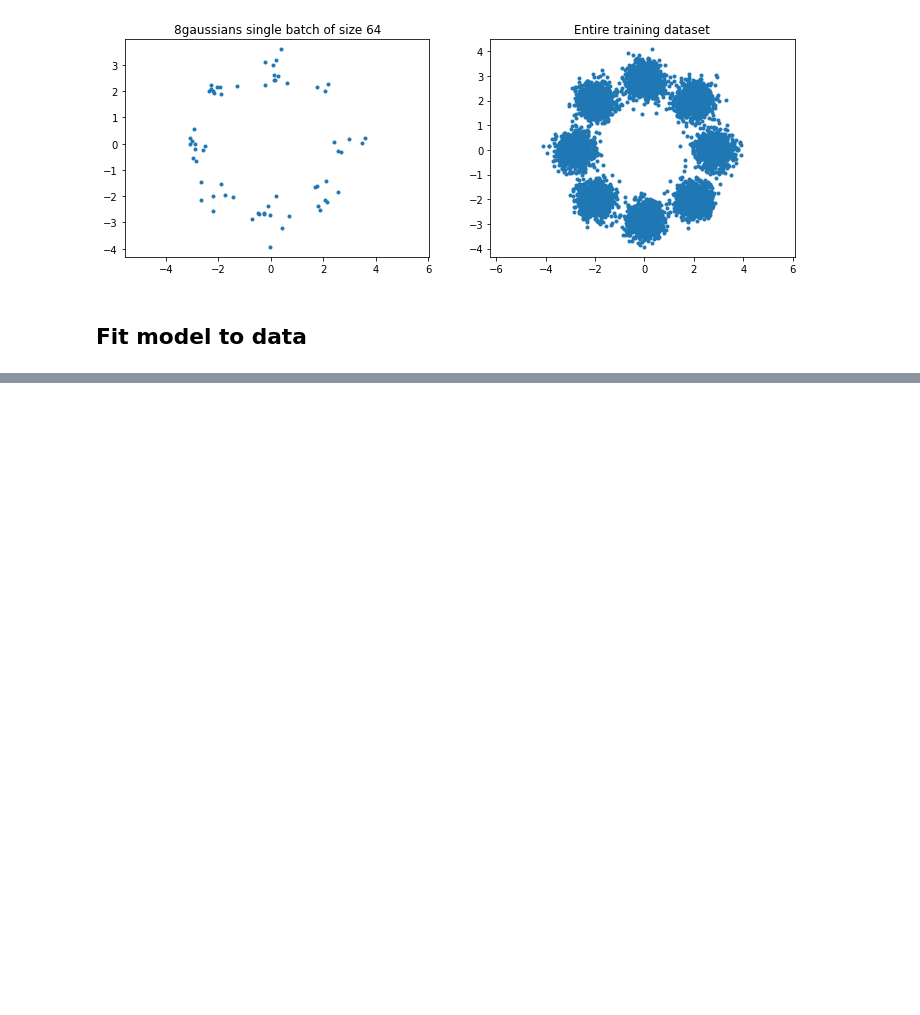
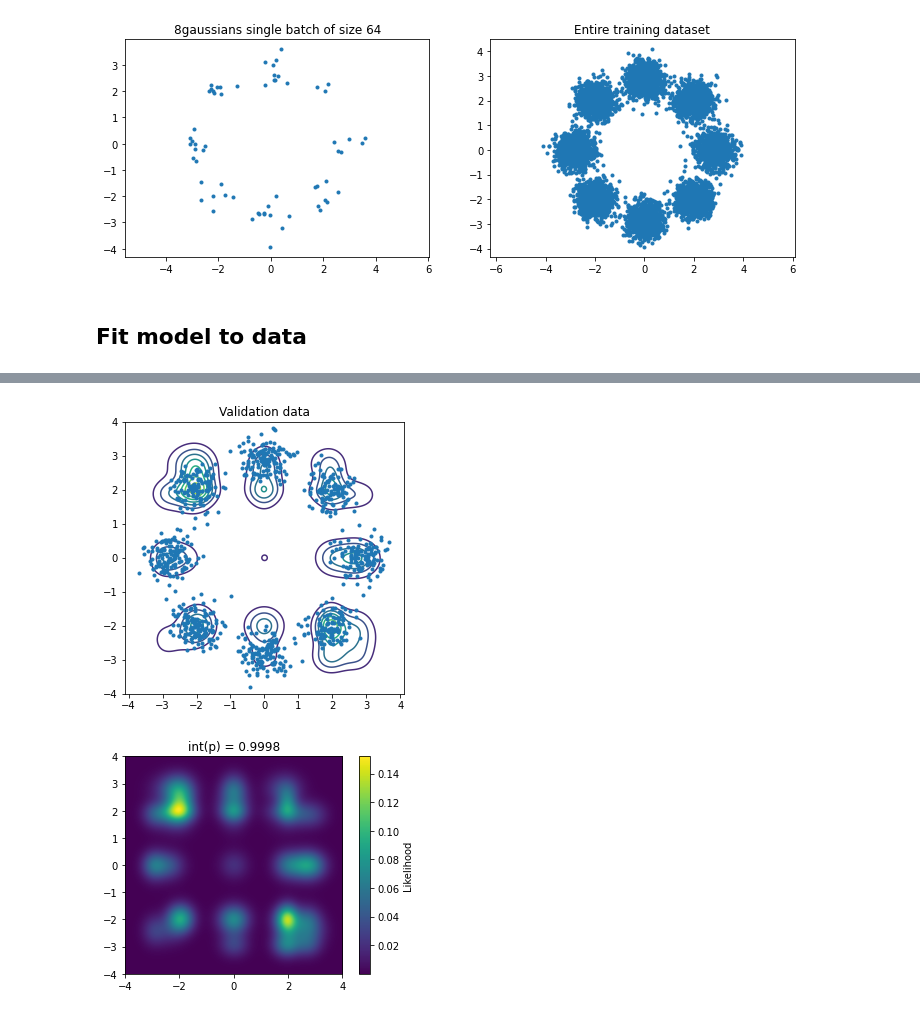
Before and after one commit to simonamtoft/tfde-tfp, a Jupyter notebook: notebooks/2D Gaussian Tensor Train.ipynb, the cells around one changed output, grey strips where cells are left out. Drawn from its saved outputs; the diff is of its cells as text; code cells hidden in the pictures; blank space fills up the shorter version.

Commit message:
fix density functions

```diff
--- a/notebooks/2D Gaussian Tensor Train.ipynb
+++ b/notebooks/2D Gaussian Tensor Train.ipynb
@@ -104,0 +96,11 @@ print('It should be = 1.0')
+# %%
+# Set number of points and limits
+n_points = 1000
+lim = 4
+
+from utils import plot_contours, plot_density
+plot_contours(x_val, model, lim, n_points, 'Train data')
+plot_density(model, lim, n_points)
+# %% [output]
+[figure, added]
+[figure, added]
```
Also changed, not shown: parts of 2 cells of this notebook, 1 other file.
